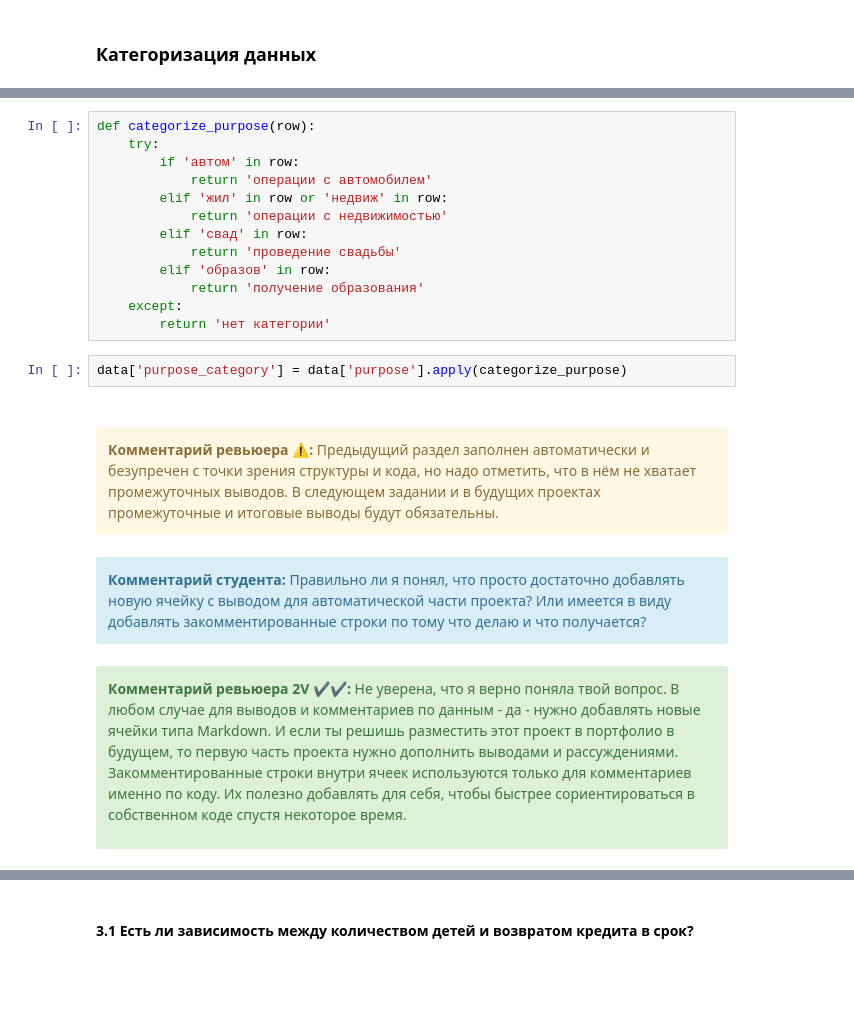
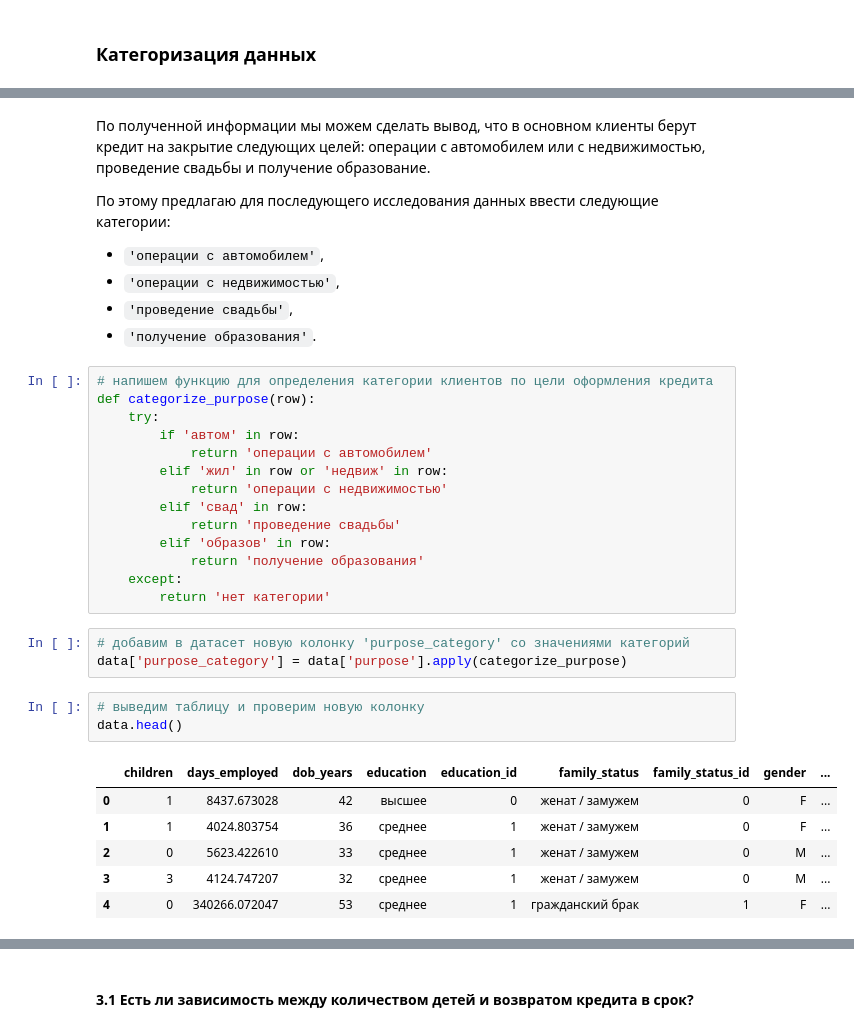
Before and after one commit to denzzers/semenoff_da23, a Jupyter notebook: #1_Project_Исследование_надежности заемщиков.ipynb, the cells around one changed output, grey strips where cells are left out. Drawn from its saved outputs; the diff is of its cells as text; blank space fills up the shorter version.

Commit message:
Приведен в порядок Шаг 2. Предобрадотка данных

```diff
--- a/#1_Project_Исследование_надежности заемщиков.ipynb
+++ b/#1_Project_Исследование_надежности заемщиков.ipynb
@@ -349,4 +389,13 @@ array(['покупка жилья', 'приобретение автомобил
+# %% [markdown]
+По полученной информации мы можем сделать вывод, что в основном клиенты берут кредит на закрытие следующих целей: операции с автомобилем или с недвижимостью, проведение свадьбы и получение образование.
+
+По этому предлагаю для последующего исследования данных ввести следующие категории:
+- `'операции с автомобилем'`,
+- `'операции с недвижимостью'`,
+- `'проведение свадьбы'`,
+- `'получение образования'`.
 # %%
+# напишем функцию для определения категории клиентов по цели оформления кредита
 def categorize_purpose(row):
     try:
         if 'автом' in row:
@@ -360,17 +409,15 @@ def categorize_purpose(row):
     except:
         return 'нет категории'
 # %%
+# добавим в датасет новую колонку 'purpose_category' со значениями категорий
 data['purpose_category'] = data['purpose'].apply(categorize_purpose)
-# %% [markdown]
-<div id='link'></div>
-# %% [markdown]
-<div class="alert alert-warning">
-<b>Комментарий ревьюера ⚠️:</b> Предыдущий раздел заполнен автоматически и безупречен с точки зрения структуры и кода, но надо отметить, что в нём не хватает промежуточных выводов. В следующем задании и в будущих проектах промежуточные и итоговые выводы будут обязательны.
-# %% [markdown]
-<div class="alert alert-info">
-<b>Комментарий студента:</b> Правильно ли я понял, что просто достаточно добавлять новую ячейку с выводом для автоматической части проекта? Или имеется в виду добавлять закомментированные строки по тому что делаю и что получается?</div>
-# %% [markdown]
-<div class="alert alert-success">
-<b>Комментарий ревьюера 2V ✔️✔️:</b> Не уверена, что я верно поняла твой вопрос. В любом случае для выводов и комментариев по данным - да - нужно добавлять новые ячейки типа Markdown. И если ты решишь разместить этот проект в портфолио в будущем, то первую часть проекта нужно дополнить выводами и рассуждениями.
-
-Закомментированные строки внутри ячеек используются только для комментариев именно по коду. Их полезно добавлять для себя, чтобы быстрее сориентироваться в собственном коде спустя некоторое время.
+# %%
+# выведим таблицу и проверим новую колонку
+data.head()
+# %% [output]
+|  | children | days_employed | dob_years | education | education_id | family_status | family_status_id | gender | ... |
+| 0 | 1 | 8437.673028 | 42 | высшее | 0 | женат / замужем | 0 | F | ... |
+| 1 | 1 | 4024.803754 | 36 | среднее | 1 | женат / замужем | 0 | F | ... |
+| 2 | 0 | 5623.422610 | 33 | среднее | 1 | женат / замужем | 0 | M | ... |
+| 3 | 3 | 4124.747207 | 32 | среднее | 1 | женат / замужем | 0 | M | ... |
+| 4 | 0 | 340266.072047 | 53 | среднее | 1 | гражданский брак | 1 | F | ... |
```
Also changed, not shown: parts of 49 cells of this notebook.
